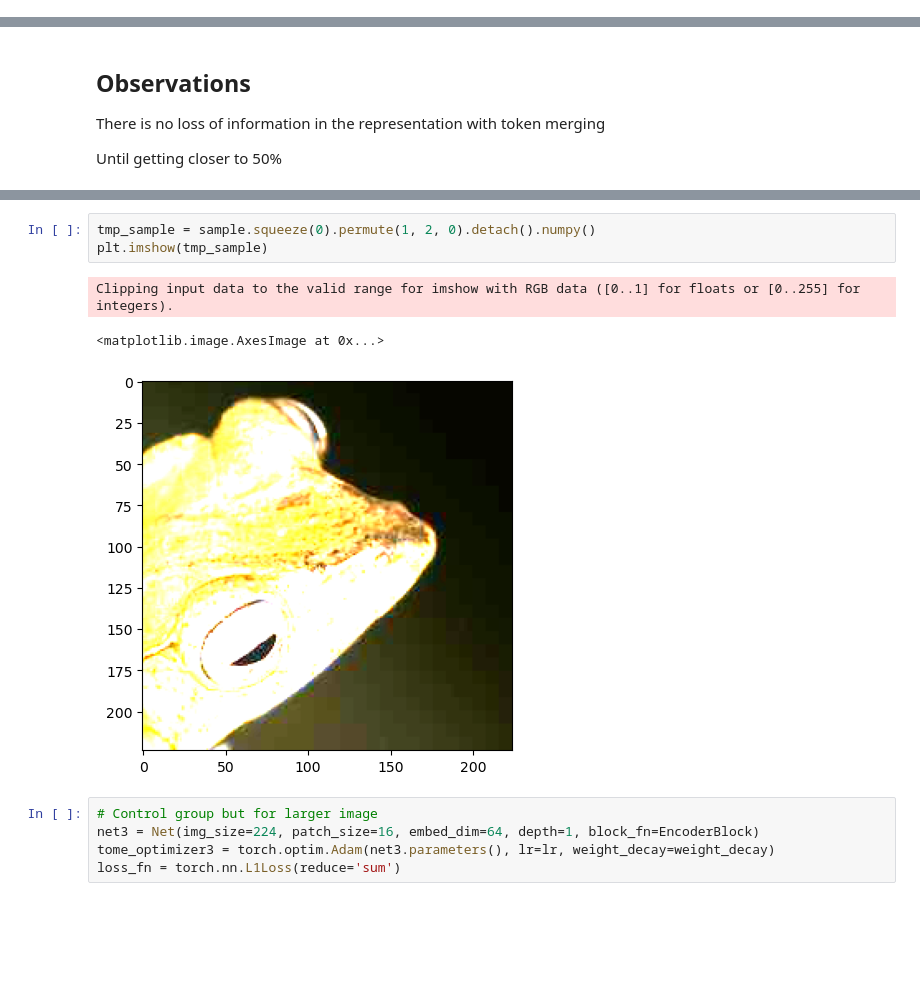
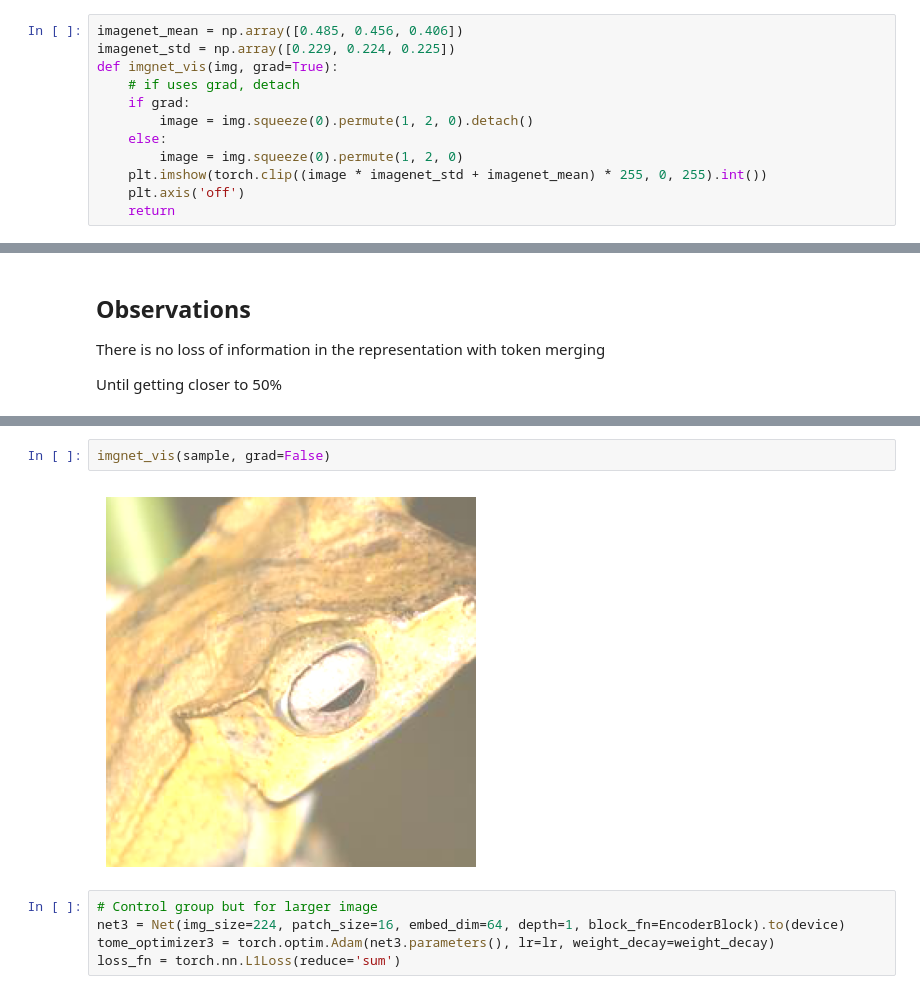
Before and after one commit to tpeat/attention-eval, a Jupyter notebook: tome_test.ipynb, the cells around one changed output, grey strips where cells are left out. Saved outputs shown, nothing was run; the diff lists cells and outputs as text; blank space fills up the shorter version.

```diff
--- a/tome_test.ipynb
+++ b/tome_test.ipynb
@@ -429,6 +433,18 @@ def vis(x):
     tmp_img = tmp_img.astype(np.uint8)
     plt.imshow(tmp_img)
     plt.axis('off')
+# %%
+imagenet_mean = np.array([0.485, 0.456, 0.406])
+imagenet_std = np.array([0.229, 0.224, 0.225])
+def imgnet_vis(img, grad=True):
+    # if uses grad, detach
+    if grad:
+        image = img.squeeze(0).permute(1, 2, 0).detach()
+    else:
+        image = img.squeeze(0).permute(1, 2, 0)
+    plt.imshow(torch.clip((image * imagenet_std + imagenet_mean) * 255, 0, 255).int())
+    plt.axis('off')
+    return
 # %% [markdown]
 ## Loss function: MSE or pixel reconstruction
 # %%
@@ -742,12 +823,9 @@ tensor([[[[ 0.1972,  0.1972,  0.1972,  ...,  0.0259,  0.0259,  0.0259],
-# %%
-tmp_sample = sample.squeeze(0).permute(1, 2, 0).detach().numpy()
-plt.imshow(tmp_sample)
-# %% [output]
-Clipping input data to the valid range for imshow with RGB data ([0..1] for floats or [0..255] for integers).
-<matplotlib.image.AxesImage at 0x...>
-[figure, removed]
+# %%
+imgnet_vis(sample, grad=False)
+# %% [output]
+[figure, added]
 # %%
 # Control group but for larger image
-net3 = Net(img_size=224, patch_size=16, embed_dim=64, depth=1, block_fn=EncoderBlock)
+net3 = Net(img_size=224, patch_size=16, embed_dim=64, depth=1, block_fn=EncoderBlock).to(device)
 tome_optimizer3 = torch.optim.Adam(net3.parameters(), lr=lr, weight_decay=weight_decay)
 loss_fn = torch.nn.L1Loss(reduce='sum')
```
Also changed, not shown: parts of 34 cells of this notebook, 2 other files.
